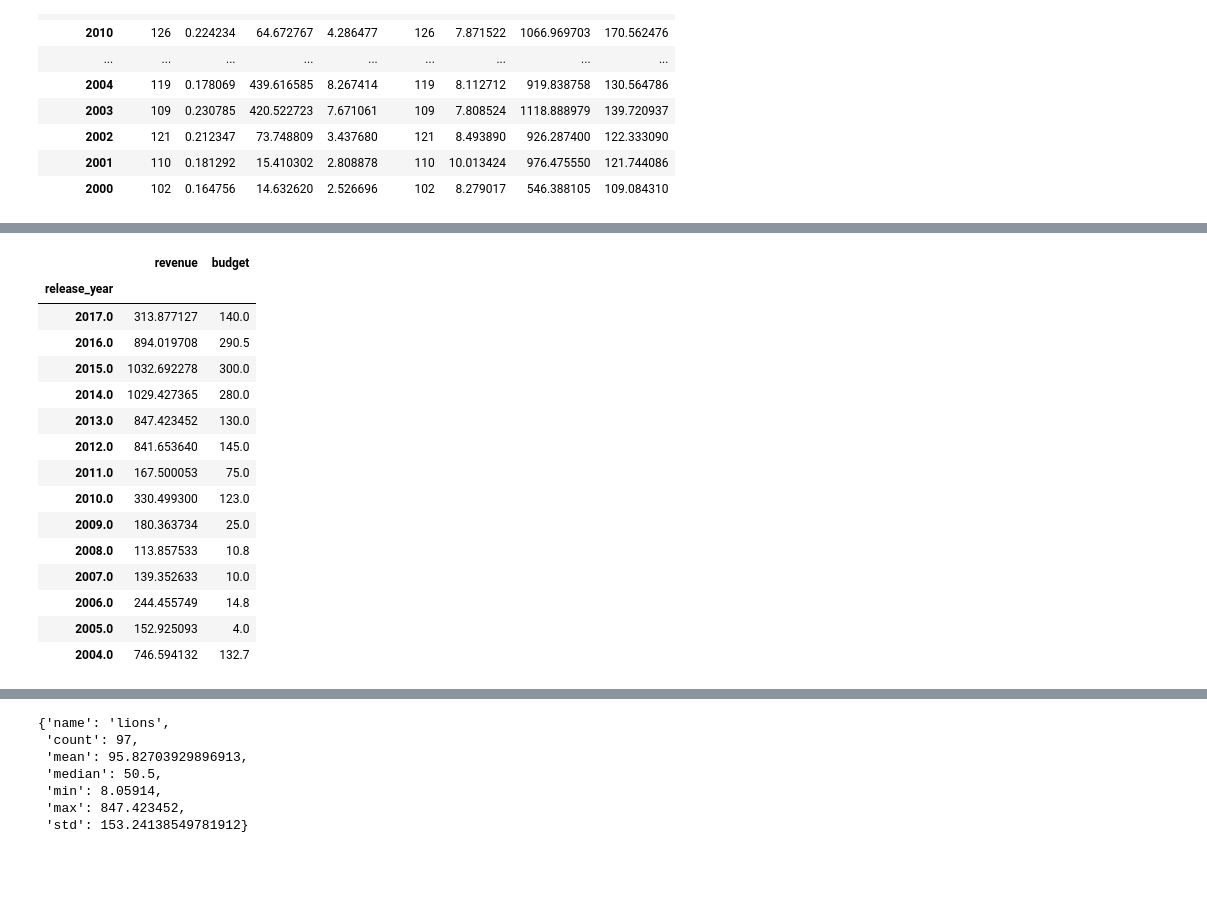
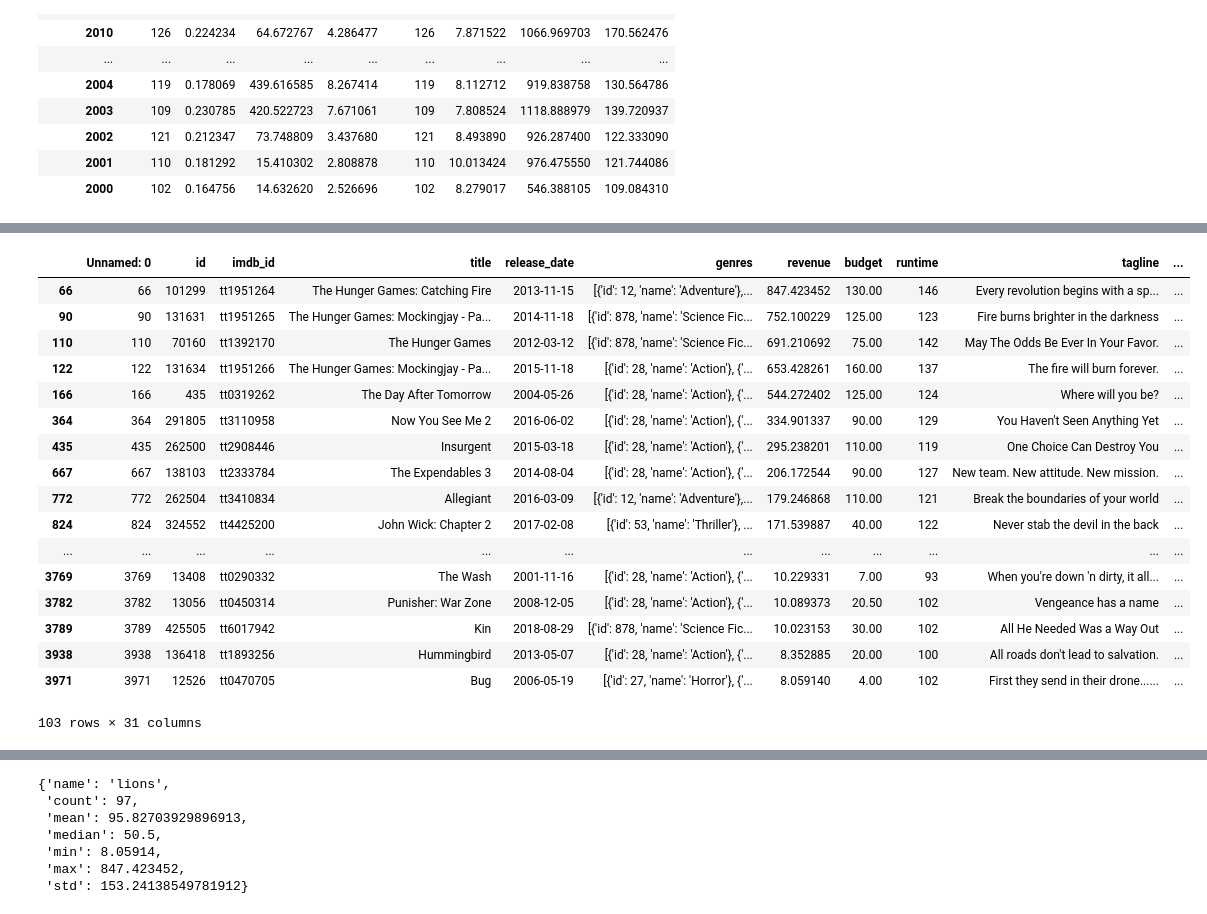
Before and after one commit to maks-p/mod_1_project_movies, a Jupyter notebook: mod-1-project-movies-2.ipynb, the cells around one changed output, grey strips where cells are left out. Saved outputs shown, nothing was run; the diff lists cells and outputs as text; code cells hidden in the pictures; blank space fills up the shorter version.

```diff
--- a/mod-1-project-movies-2.ipynb
+++ b/mod-1-project-movies-2.ipynb
@@ -273,19 +352,21 @@ df.groupby('release_year')['revenue'].aggregate(['count', min, max, 'mean']).sor
 # %%
-df.loc[(df['lions'] == True)].groupby('release_year')['revenue', 'budget'].sum().sort_values('release_year', ascending=False)
+df.loc[(df['lion'] == True)].sort_values('revenue', ascending=False)
 # %% [output]
-|  | revenue | budget |
-| release_year |  |  |
-| 2017.0 | 313.877127 | 140.0 |
-| 2016.0 | 894.019708 | 290.5 |
-| 2015.0 | 1032.692278 | 300.0 |
-| 2014.0 | 1029.427365 | 280.0 |
-| 2013.0 | 847.423452 | 130.0 |
-| 2012.0 | 841.653640 | 145.0 |
-| 2011.0 | 167.500053 | 75.0 |
-| 2010.0 | 330.499300 | 123.0 |
-| 2009.0 | 180.363734 | 25.0 |
-| 2008.0 | 113.857533 | 10.8 |
-| 2007.0 | 139.352633 | 10.0 |
-| 2006.0 | 244.455749 | 14.8 |
-| 2005.0 | 152.925093 | 4.0 |
-| 2004.0 | 746.594132 | 132.7 |
+|  | Unnamed: 0 | id | imdb_id | title | release_date | genres | revenue | budget | runtime | tagline | ... |
+| 66 | 66 | 101299 | tt1951264 | The Hunger Games: Catching Fire | 2013-11-15 | [{'id': 12, 'name': 'Adventure'},... | 847.423452 | 130.00 | 146 | Every revolution begins with a sp... | ... |
+| 90 | 90 | 131631 | tt1951265 | The Hunger Games: Mockingjay - Pa... | 2014-11-18 | [{'id': 878, 'name': 'Science Fic... | 752.100229 | 125.00 | 123 | Fire burns brighter in the darkness | ... |
+| 110 | 110 | 70160 | tt1392170 | The Hunger Games | 2012-03-12 | [{'id': 878, 'name': 'Science Fic... | 691.210692 | 75.00 | 142 | May The Odds Be Ever In Your Favor. | ... |
+| 122 | 122 | 131634 | tt1951266 | The Hunger Games: Mockingjay - Pa... | 2015-11-18 | [{'id': 28, 'name': 'Action'}, {'... | 653.428261 | 160.00 | 137 | The fire will burn forever. | ... |
+| 166 | 166 | 435 | tt0319262 | The Day After Tomorrow | 2004-05-26 | [{'id': 28, 'name': 'Action'}, {'... | 544.272402 | 125.00 | 124 | Where will you be? | ... |
+| 364 | 364 | 291805 | tt3110958 | Now You See Me 2 | 2016-06-02 | [{'id': 28, 'name': 'Action'}, {'... | 334.901337 | 90.00 | 129 | You Haven't Seen Anything Yet | ... |
+| 435 | 435 | 262500 | tt2908446 | Insurgent | 2015-03-18 | [{'id': 28, 'name': 'Action'}, {'... | 295.238201 | 110.00 | 119 | One Choice Can Destroy You | ... |
+| 667 | 667 | 138103 | tt2333784 | The Expendables 3 | 2014-08-04 | [{'id': 28, 'name': 'Action'}, {'... | 206.172544 | 90.00 | 127 | New team. New attitude. New mission. | ... |
+| 772 | 772 | 262504 | tt3410834 | Allegiant | 2016-03-09 | [{'id': 12, 'name': 'Adventure'},... | 179.246868 | 110.00 | 121 | Break the boundaries of your world | ... |
+| 824 | 824 | 324552 | tt4425200 | John Wick: Chapter 2 | 2017-02-08 | [{'id': 53, 'name': 'Thriller'}, ... | 171.539887 | 40.00 | 122 | Never stab the devil in the back | ... |
+| ... | ... | ... | ... | ... | ... | ... | ... | ... | ... | ... | ... |
+| 3769 | 3769 | 13408 | tt0290332 | The Wash | 2001-11-16 | [{'id': 28, 'name': 'Action'}, {'... | 10.229331 | 7.00 | 93 | When you're down 'n dirty, it all... | ... |
+| 3782 | 3782 | 13056 | tt0450314 | Punisher: War Zone | 2008-12-05 | [{'id': 28, 'name': 'Action'}, {'... | 10.089373 | 20.50 | 102 | Vengeance has a name | ... |
+| 3789 | 3789 | 425505 | tt6017942 | Kin | 2018-08-29 | [{'id': 878, 'name': 'Science Fic... | 10.023153 | 30.00 | 102 | All He Needed Was a Way Out | ... |
+| 3938 | 3938 | 136418 | tt1893256 | Hummingbird | 2013-05-07 | [{'id': 28, 'name': 'Action'}, {'... | 8.352885 | 20.00 | 100 | All roads don't lead to salvation. | ... |
+| 3971 | 3971 | 12526 | tt0470705 | Bug | 2006-05-19 | [{'id': 27, 'name': 'Horror'}, {'... | 8.059140 | 4.00 | 102 | First they send in their drone...... | ... |
+103 rows × 31 columns
```
Also changed, not shown: parts of 20 cells of this notebook.
